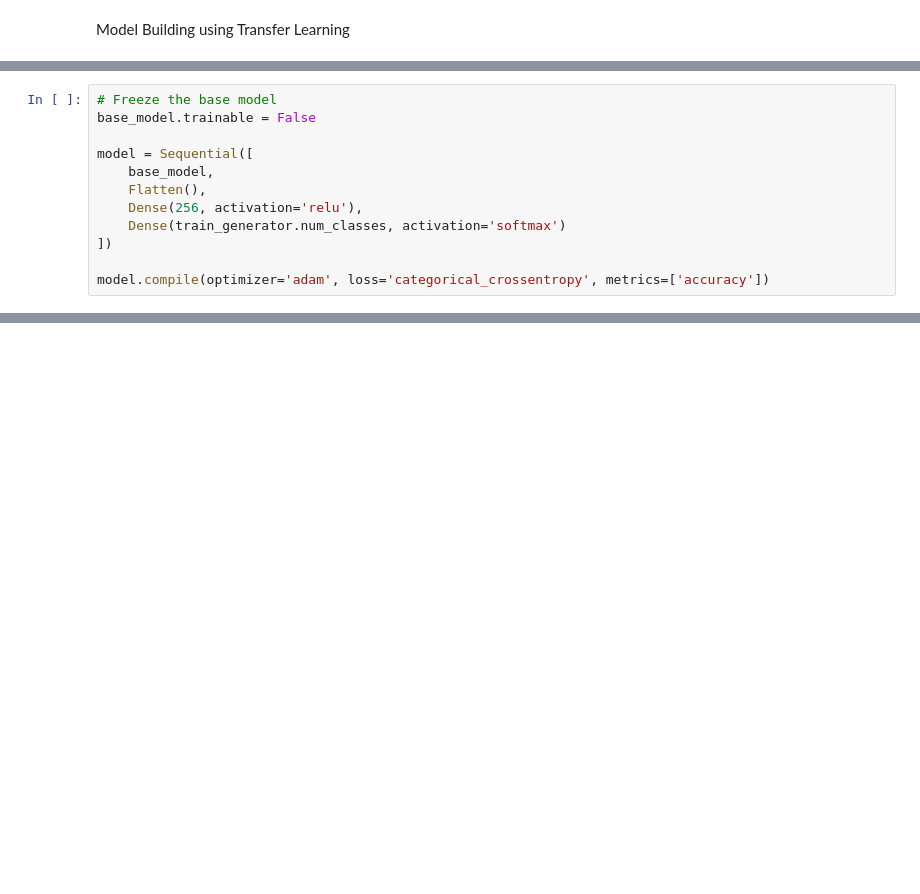
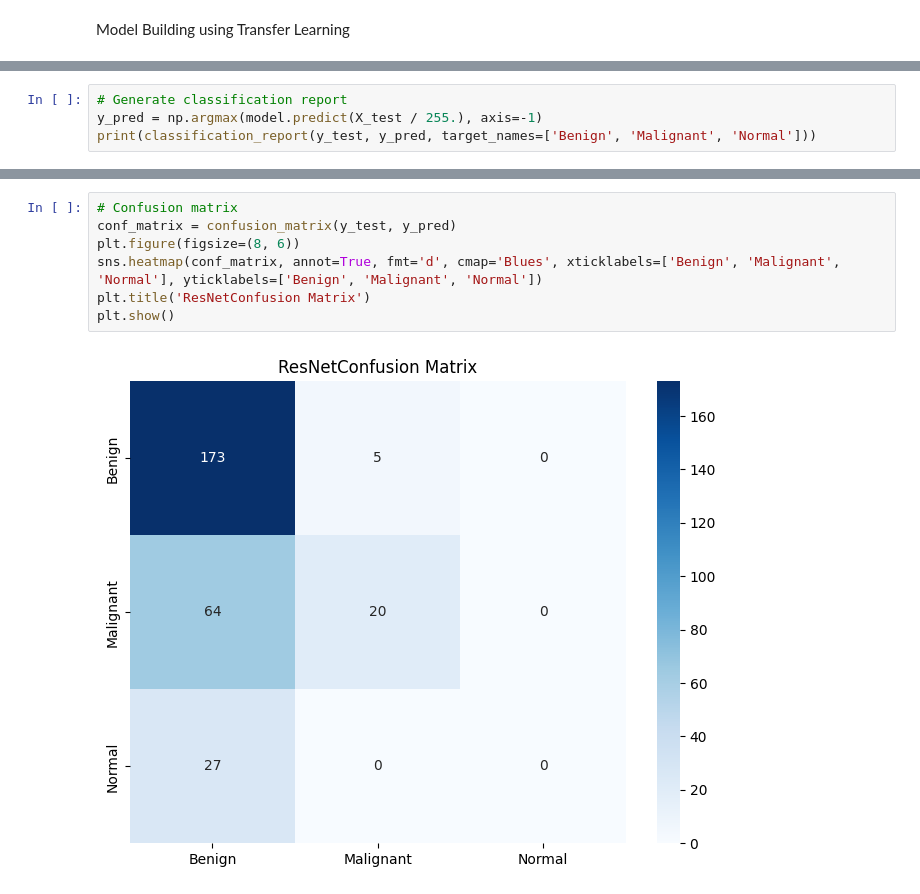
Before and after one commit to Salako07/Cancer-Tumor-Classifier, a Jupyter notebook: code.ipynb, the cells around one changed output, grey strips where cells are left out. Cells and saved outputs as stored; diff of their text form; blank space fills up the shorter version.

```diff
--- a/code.ipynb
+++ b/code.ipynb
@@ -691,12 +570,4 @@ Exception: URL fetch failure on https://storage.googleapis.com/tensorflow/keras-
-# %%
-# Freeze the base model
-base_model.trainable = False
-
-model = Sequential([
-    base_model,
-    Flatten(),
-    Dense(256, activation='relu'),
-    Dense(train_generator.num_classes, activation='softmax')
-])
-
-model.compile(optimizer='adam', loss='categorical_crossentropy', metrics=['accuracy'])
+# %%
+# Generate classification report
+y_pred = np.argmax(model.predict(X_test / 255.), axis=-1)
+print(classification_report(y_test, y_pred, target_names=['Benign', 'Malignant', 'Normal']))
@@ -702,0 +585,9 @@ model.compile(optimizer='adam', loss='categorical_crossentropy', metrics=['accur
+# %%
+# Confusion matrix
+conf_matrix = confusion_matrix(y_test, y_pred)
+plt.figure(figsize=(8, 6))
+sns.heatmap(conf_matrix, annot=True, fmt='d', cmap='Blues', xticklabels=['Benign', 'Malignant', 'Normal'], yticklabels=['Benign', 'Malignant', 'Normal'])
+plt.title('ResNetConfusion Matrix')
+plt.show()
+# %% [output]
+[figure, added]
```
Also changed, not shown: parts of 49 cells of this notebook.
